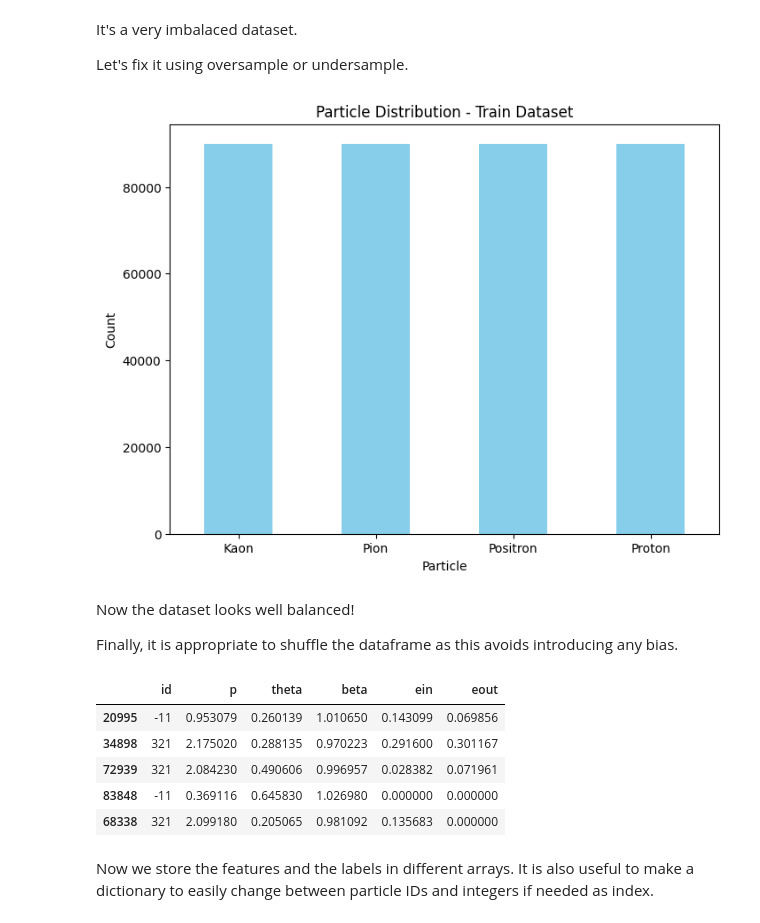
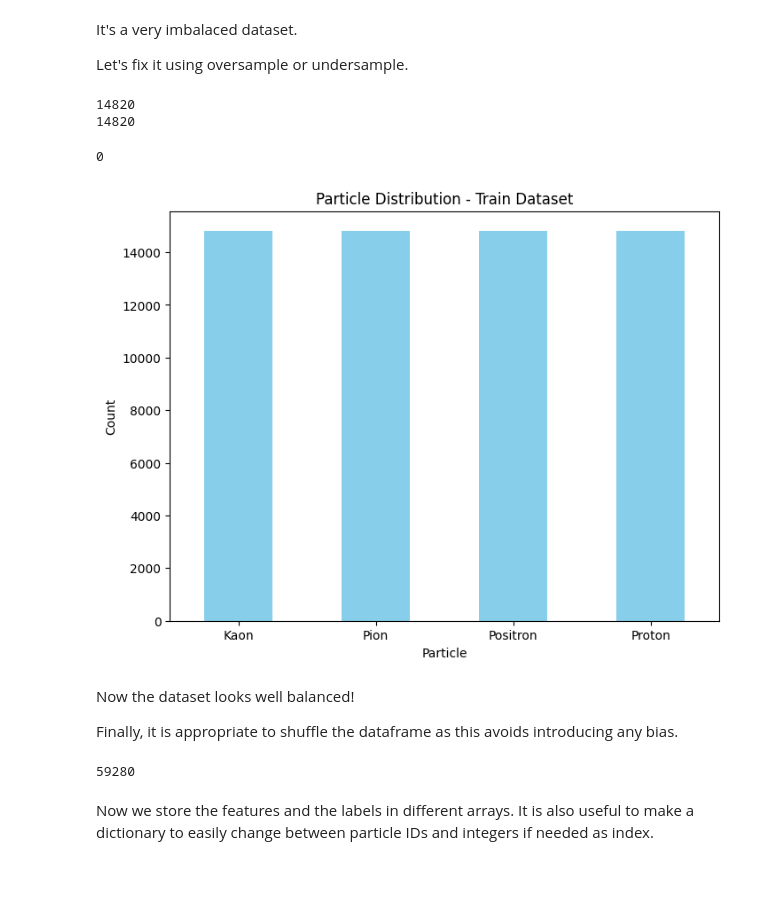
Before and after one commit to DavideCristoforetti/Machine-Learning-HEP-MasterDegree, a Jupyter notebook: src/PiD_project.ipynb, the cells around one changed output. Drawn from its saved outputs; the diff is of its cells as text; code cells hidden in the pictures; blank space fills up the shorter version.

```diff
--- a/src/PiD_project.ipynb
+++ b/src/PiD_project.ipynb
@@ -9,11 +9,13 @@ import numpy as np
 import warnings
 import gzip, io, requests
 import time
+from sklearn.metrics import accuracy_score
 
-nRowsRead = 100000
+
+nRowsRead = 5000000
 filename="datasets/pid-5M.csv"
 complete_dataset=pd.read_csv(filename, nrows = nRowsRead)
-
+#complete_dataset=pd.read_csv(filename)
 
 print("The dataset contains:  " + str(complete_dataset.shape[0]) + " rows and " + str(complete_dataset.shape[1]) + " columns" )
 complete_dataset.head()
@@ -52,10 +54,10 @@ plt.show()
 # %% [output]
 [figure]
 # %%
-nFeatures = 5
+nFeatures = 6
 nLabels = 4
 #complete_dataset.drop(complete_dataset.columns[4-nFeatures:], axis=1, inplace=True)
-complete_dataset.drop(["nphe"], axis=1, inplace=True)
+#complete_dataset.drop(["nphe"], axis=1, inplace=True)
 print("The dataset now contains:  " + str(complete_dataset.shape[0]) + " rows and " + str(complete_dataset.shape[1]) + " columns" )
 complete_dataset.head()
 # %% [output]
@@ -69,7 +71,7 @@ The dataset now contains:  100000 rows and 6 columns
 # %% [markdown]
 Now we are interested to see how many particles of each kind are in the dataset and make sure to divide train and test sets accordingly.
 # %%
-N_Test = 10000
+N_Test = 9000
 N_Train = nRowsRead - N_Test
 
 train_df = complete_dataset.iloc[:N_Train]
@@ -130,27 +144,43 @@ plot_histogram(test_df['id'].map(particle_labels), 'Particle Distribution - Test
 It's a very imbalaced dataset.
 
 Let's fix it using oversample or undersample.
+# %%
+kaons_df = train_df[train_df['id'] == 321]
+pions_df = train_df[train_df['id'] == 211]
+positrons_df = train_df[train_df['id'] == -11]
+protons_df = train_df[train_df['id'] == 2212]
+#print(train_df['id'] == -11)
+print((train_df['id'] == -11).sum())
+print(len(positrons_df))
+# %% [output]
+14820
+14820
 # %%
 from sklearn.utils import resample
 
 # First divide in classes
 kaons_df = train_df[train_df['id'] == 321]
 pions_df = train_df[train_df['id'] == 211]
 positrons_df = train_df[train_df['id'] == -11]
 protons_df = train_df[train_df['id'] == 2212]
+#print(train_df['id'] == -11)
+print((train_df['id'] == -211).sum())
+#print(positrons_df)
 
 # Now try to oversample Kaons and Positrons, while undesampling Pions and Protons
-sample_target = round(N_Train)
+sample_target = round(len(positrons_df))
+#print(len(positrons_df))
 kaons_df = kaons_df.sample(sample_target, replace=True if sample_target > len(kaons_df) else False)
 pions_df = pions_df.sample(sample_target, replace=True if sample_target > len(pions_df) else False)
 positrons_df = positrons_df.sample(sample_target, replace=True if sample_target > len(positrons_df) else False)
 protons_df = protons_df.sample(sample_target, replace=True if sample_target > len(protons_df) else False)
 
 train_df = pd.concat([kaons_df, pions_df, positrons_df, protons_df], axis=0)
 train_df.head()
 plot_histogram(train_df['id'].map(particle_labels), 'Particle Distribution - Train Dataset')
 # %% [output]
+0
-[figure, old version]
+[figure, new version]
 # %% [markdown]
 Now the dataset looks well balanced!
 
@@ -158,13 +188,9 @@ Finally, it is appropriate to shuffle the dataframe as this avoids introducing a
 # %%
 train_df = train_df.sample(frac=1, random_state=34)
 train_df.head()
+print(len(train_df))
 # %% [output]
-|  | id | p | theta | beta | ein | eout |
-| 20995 | -11 | 0.953079 | 0.260139 | 1.010650 | 0.143099 | 0.069856 |
-| 34898 | 321 | 2.175020 | 0.288135 | 0.970223 | 0.291600 | 0.301167 |
-| 72939 | 321 | 2.084230 | 0.490606 | 0.996957 | 0.028382 | 0.071961 |
-| 83848 | -11 | 0.369116 | 0.645830 | 1.026980 | 0.000000 | 0.000000 |
-| 68338 | 321 | 2.099180 | 0.205065 | 0.981092 | 0.135683 | 0.000000 |
+59280
 # %% [markdown]
 Now we store the features and the labels in different arrays. It is also useful to make a dictionary to easily change between particle IDs and integers if needed as index.
 # %%
```
Also changed, not shown: parts of 26 cells of this notebook.
